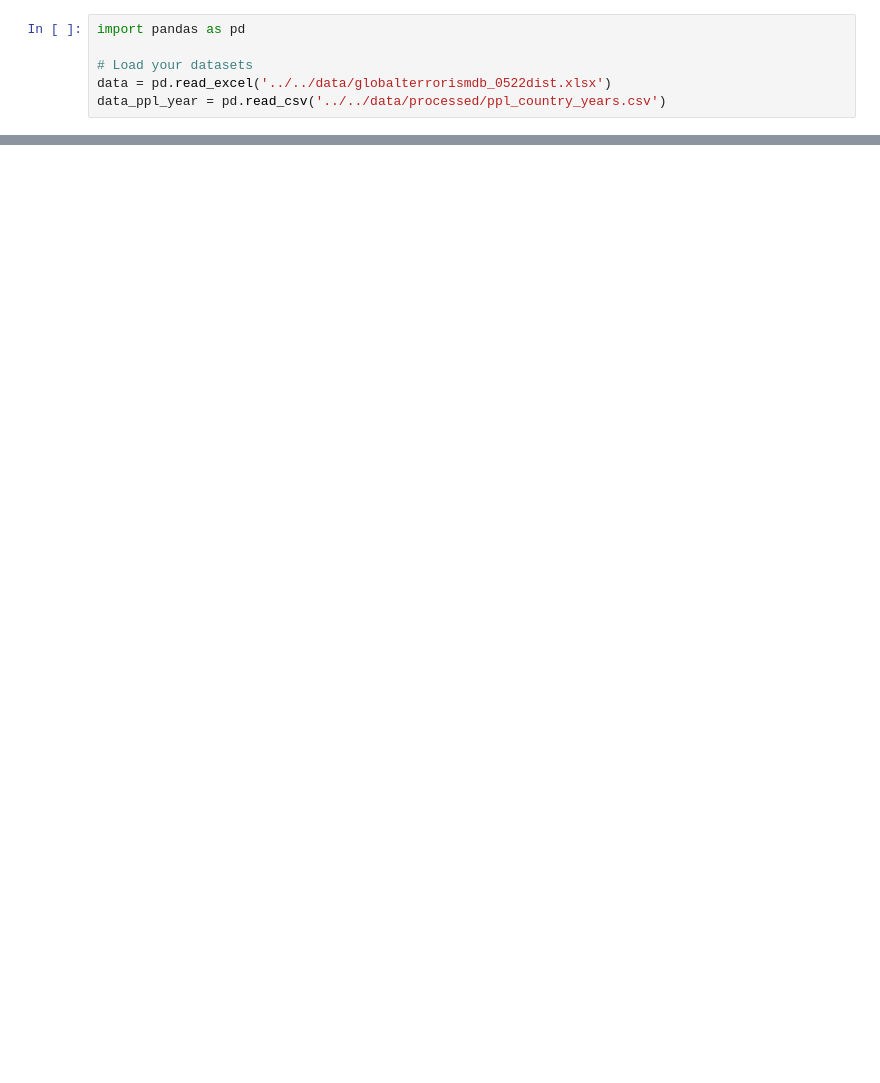
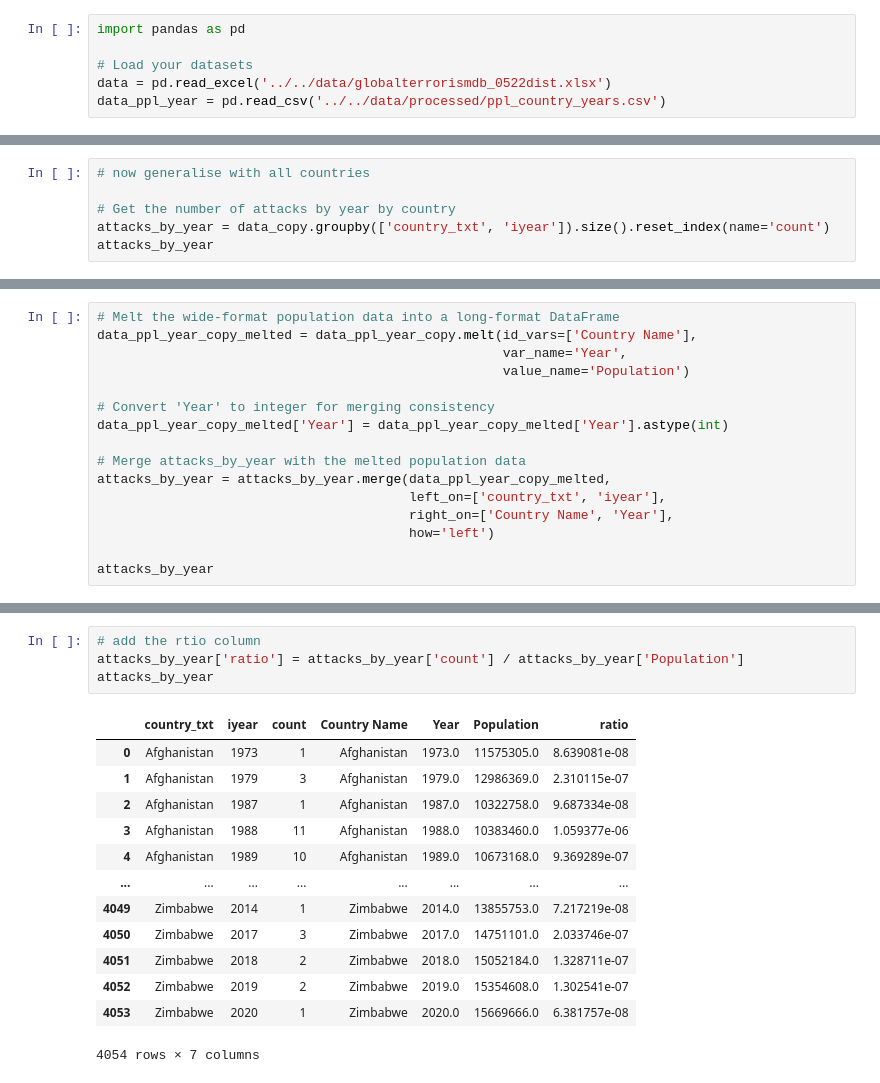
Before and after one commit to ekomlenovic/SecurityDataset, a Jupyter notebook: data_processing/people_by_country/1_info_country.ipynb, the cells around one changed output, grey strips where cells are left out. Drawn from its saved outputs; the diff is of its cells as text; blank space fills up the shorter version.

```diff
--- a/data_processing/people_by_country/1_info_country.ipynb
+++ b/data_processing/people_by_country/1_info_country.ipynb
@@ -82,0 +234,6 @@ Number of unique countries in data after correction: 21
+# %%
+# now generalise with all countries
+
+# Get the number of attacks by year by country
+attacks_by_year = data_copy.groupby(['country_txt', 'iyear']).size().reset_index(name='count')
+attacks_by_year
@@ -82,0 +254,16 @@ Number of unique countries in data after correction: 21
+# %%
+# Melt the wide-format population data into a long-format DataFrame
+data_ppl_year_copy_melted = data_ppl_year_copy.melt(id_vars=['Country Name'],
+                                                    var_name='Year',
+                                                    value_name='Population')
+
+# Convert 'Year' to integer for merging consistency
+data_ppl_year_copy_melted['Year'] = data_ppl_year_copy_melted['Year'].astype(int)
+
+# Merge attacks_by_year with the melted population data
+attacks_by_year = attacks_by_year.merge(data_ppl_year_copy_melted,
+                                        left_on=['country_txt', 'iyear'],
+                                        right_on=['Country Name', 'Year'],
+                                        how='left')
+
+attacks_by_year
@@ -82,0 +284,18 @@ Number of unique countries in data after correction: 21
+# %%
+# add the rtio column
+attacks_by_year['ratio'] = attacks_by_year['count'] / attacks_by_year['Population']
+attacks_by_year
+# %% [output]
+|  | country_txt | iyear | count | Country Name | Year | Population | ratio |
+| 0 | Afghanistan | 1973 | 1 | Afghanistan | 1973.0 | 11575305.0 | 8.639081e-08 |
+| 1 | Afghanistan | 1979 | 3 | Afghanistan | 1979.0 | 12986369.0 | 2.310115e-07 |
+| 2 | Afghanistan | 1987 | 1 | Afghanistan | 1987.0 | 10322758.0 | 9.687334e-08 |
+| 3 | Afghanistan | 1988 | 11 | Afghanistan | 1988.0 | 10383460.0 | 1.059377e-06 |
+| 4 | Afghanistan | 1989 | 10 | Afghanistan | 1989.0 | 10673168.0 | 9.369289e-07 |
+| ... | ... | ... | ... | ... | ... | ... | ... |
+| 4049 | Zimbabwe | 2014 | 1 | Zimbabwe | 2014.0 | 13855753.0 | 7.217219e-08 |
+| 4050 | Zimbabwe | 2017 | 3 | Zimbabwe | 2017.0 | 14751101.0 | 2.033746e-07 |
+| 4051 | Zimbabwe | 2018 | 2 | Zimbabwe | 2018.0 | 15052184.0 | 1.328711e-07 |
+| 4052 | Zimbabwe | 2019 | 2 | Zimbabwe | 2019.0 | 15354608.0 | 1.302541e-07 |
+| 4053 | Zimbabwe | 2020 | 1 | Zimbabwe | 2020.0 | 15669666.0 | 6.381757e-08 |
+4054 rows × 7 columns
```
Also changed, not shown: parts of 12 cells of this notebook.
